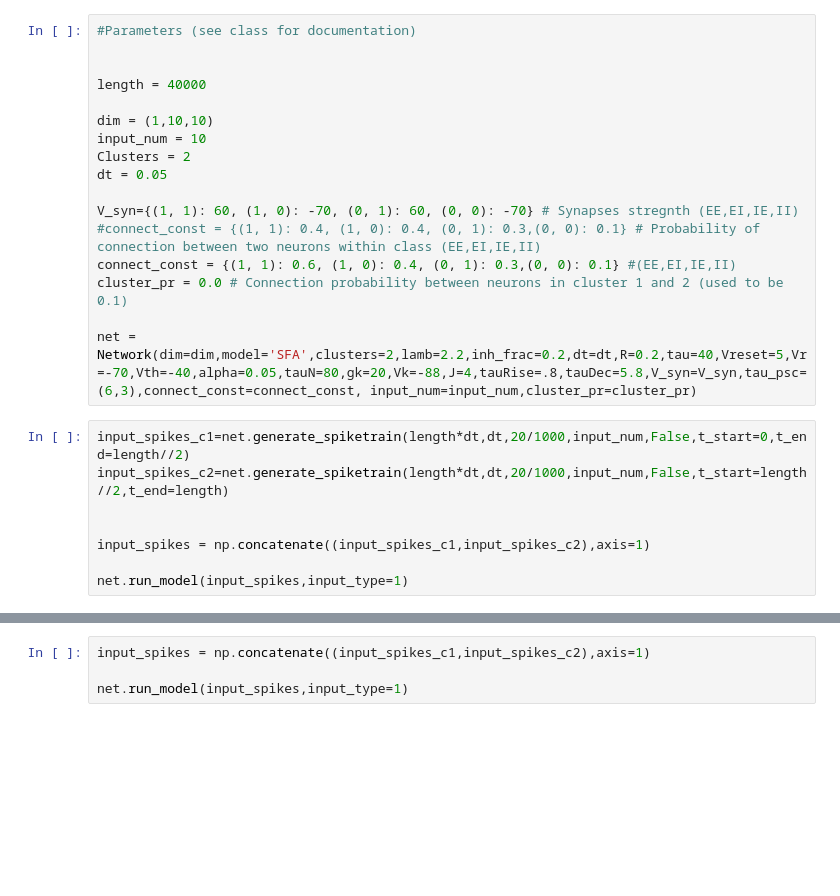
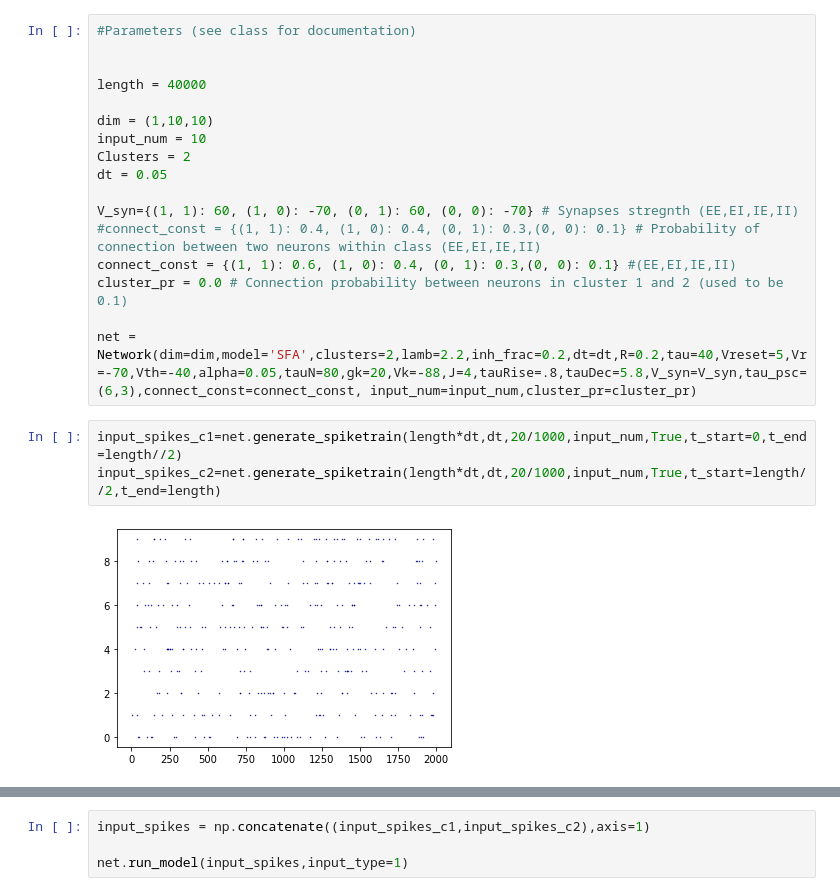
Before and after one commit to corticodes/Neural-Simulation, a Jupyter notebook: Run.ipynb, the cells around one changed output, grey strips where cells are left out. Cells and saved outputs as stored; diff of their text form; blank space fills up the shorter version.

```diff
--- a/Run.ipynb
+++ b/Run.ipynb
@@ -29,12 +29,9 @@ cluster_pr = 0.0 # Connection probability between neurons in cluster 1 and 2 (us
 
 net = Network(dim=dim,model='SFA',clusters=2,lamb=2.2,inh_frac=0.2,dt=dt,R=0.2,tau=40,Vreset=5,Vr=-70,Vth=-40,alpha=0.05,tauN=80,gk=20,Vk=-88,J=4,tauRise=.8,tauDec=5.8,V_syn=V_syn,tau_psc=(6,3),connect_const=connect_const, input_num=input_num,cluster_pr=cluster_pr)
 # %%
-input_spikes_c1=net.generate_spiketrain(length*dt,dt,20/1000,input_num,False,t_start=0,t_end=length//2)
-input_spikes_c2=net.generate_spiketrain(length*dt,dt,20/1000,input_num,False,t_start=length//2,t_end=length)
-
-
-input_spikes = np.concatenate((input_spikes_c1,input_spikes_c2),axis=1)
-
-net.run_model(input_spikes,input_type=1)
+input_spikes_c1=net.generate_spiketrain(length*dt,dt,20/1000,input_num,True,t_start=0,t_end=length//2)
+input_spikes_c2=net.generate_spiketrain(length*dt,dt,20/1000,input_num,True,t_start=length//2,t_end=length)
+# %% [output]
+[figure, added]
 # %%
 t_clust1_start=100/dt #start input to first cluster at 100ms
```
Also changed, not shown: parts of 5 cells of this notebook.
